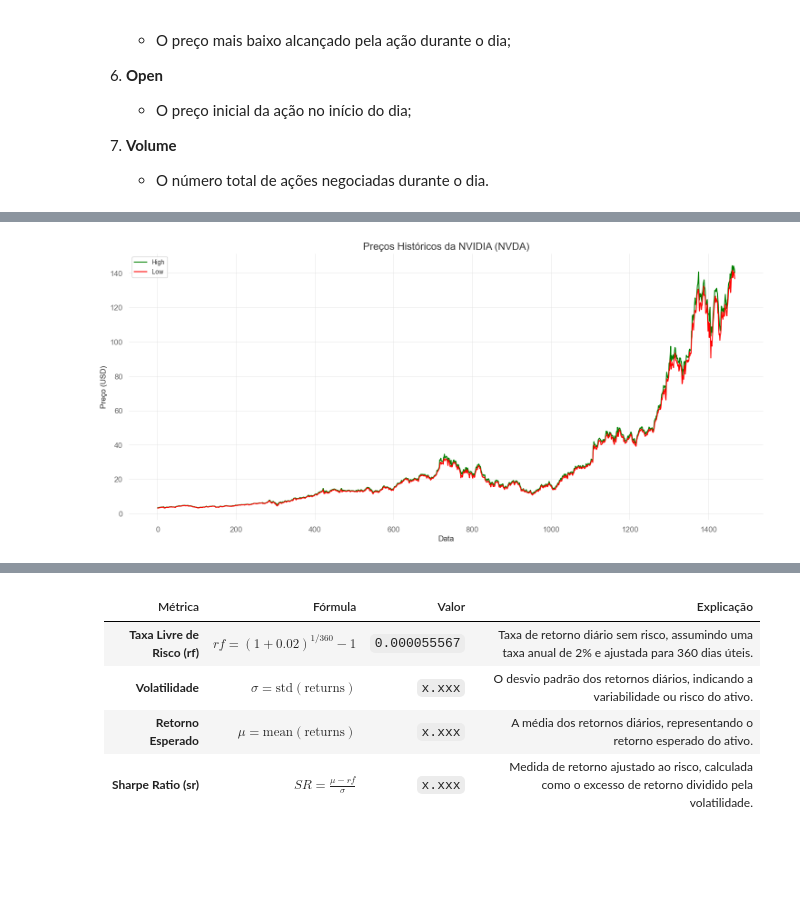
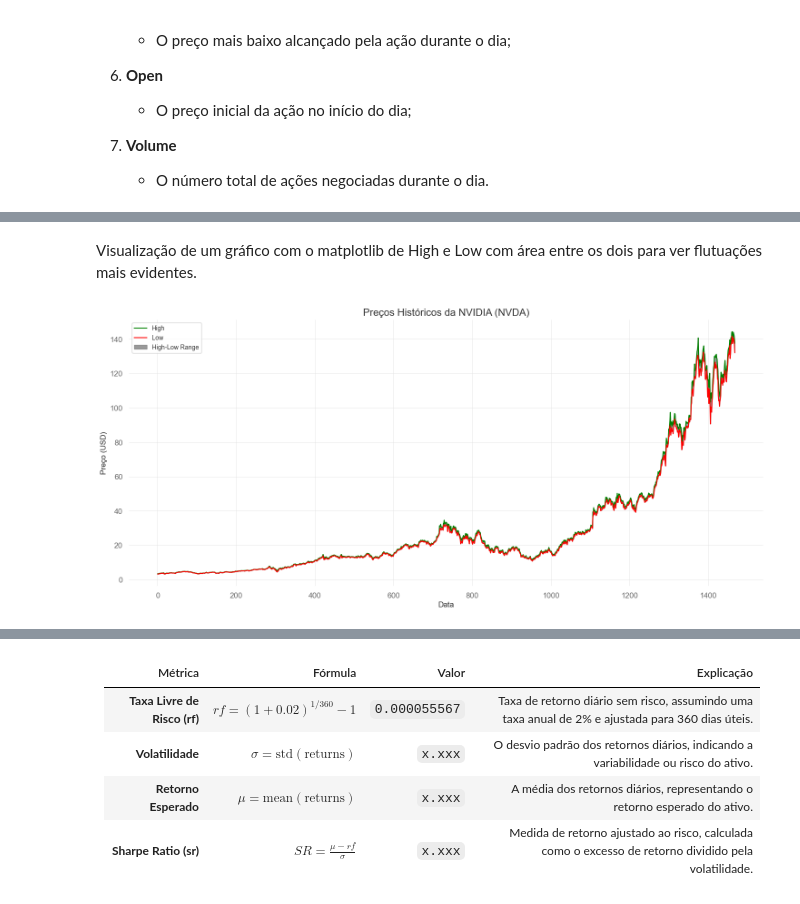
Before and after one commit to JoniFB03/OEOD, a Jupyter notebook: notebooks/Projeto_OEOD-Grupo7.ipynb, the cells around one changed output, grey strips where cells are left out. Cells and saved outputs as stored; diff of their text form; code cells hidden in the pictures; blank space fills up the shorter version.

Commit message:
Método estatistico started + TODO dash, link no markdown

```diff
--- a/notebooks/Projeto_OEOD-Grupo7.ipynb
+++ b/notebooks/Projeto_OEOD-Grupo7.ipynb
@@ -22,8 +22,8 @@ pip install -r requirements.txt
 Para o desenvolvimento deste projeto vamos utilizar os assets da NVIDIA no período homólogo de 2019-2024. Ou seja, serão importados os dados de 1 de janeiro de 2019 até 31 de outubro de 2024, data em que se iniciou este projeto.
 # %%
 ticker = "NVDA"
-start_date = "2019-01-01"
-end_date = "2024-10-31"
+start_date = "2019-01-01" # Não há dia 1 de janeiro de 2019...
+end_date = "2024-11-01" # para incluir também o dia 31 de outubro de 2024
 data = yf.download(ticker, start=start_date, end=end_date)
 # %% [output]
 [*********************100%***********************]  1 of 1 completed
@@ -106,0 +90,6 @@ data
+# %%
+# retirar o MultiIndex das colunas (sempre NVDA e Ticker)
+if isinstance(data.columns, pd.MultiIndex):
+    data.columns = [' '.join(map(str, col)).strip() for col in data.columns]
+data.columns = [col.replace("NVDA", "").replace("Ticker", "").strip() for col in data.columns]
+data
@@ -107,21 +110,24 @@ data
+# %% [markdown]
+Visualização de um gráfico com o matplotlib de High e Low com área entre os dois para ver flutuações mais evidentes.
 # %%
 plt.figure(figsize=(15, 7))
 
-# Plotar variáveis de preço no mesmo gráfico
 # plt.plot(data.index, data['Adj Close'], label="Adj Close", color='blue')
 # plt.plot(data.index, data['Close'], label="Close", color='orange')
+
+# mostra apenas os dias de 1 a 1468 (2019-01-02 a 2024-10-31)
 plt.plot(data.index, data['High'], label="High", color='green')
 plt.plot(data.index, data['Low'], label="Low", color='red')
-# plt.plot(data.index, data['Open'], label="Open", color='purple')
+plt.fill_between(data.index, data['High'], data['Low'], color='grey', alpha=0.8, label='High-Low Range')
 
 plt.title("Preços Históricos da NVIDIA (NVDA)", fontsize=16)
 plt.xlabel("Data", fontsize=12)
 plt.ylabel("Preço (USD)", fontsize=12)
 plt.legend(loc='upper left', fontsize=10)
 
 
 # Exibir gráfico
 plt.tight_layout()
 plt.show()
 # %% [output]
-[figure, old version]
+[figure, new version]
```
Also changed, not shown: parts of 15 cells of this notebook.
